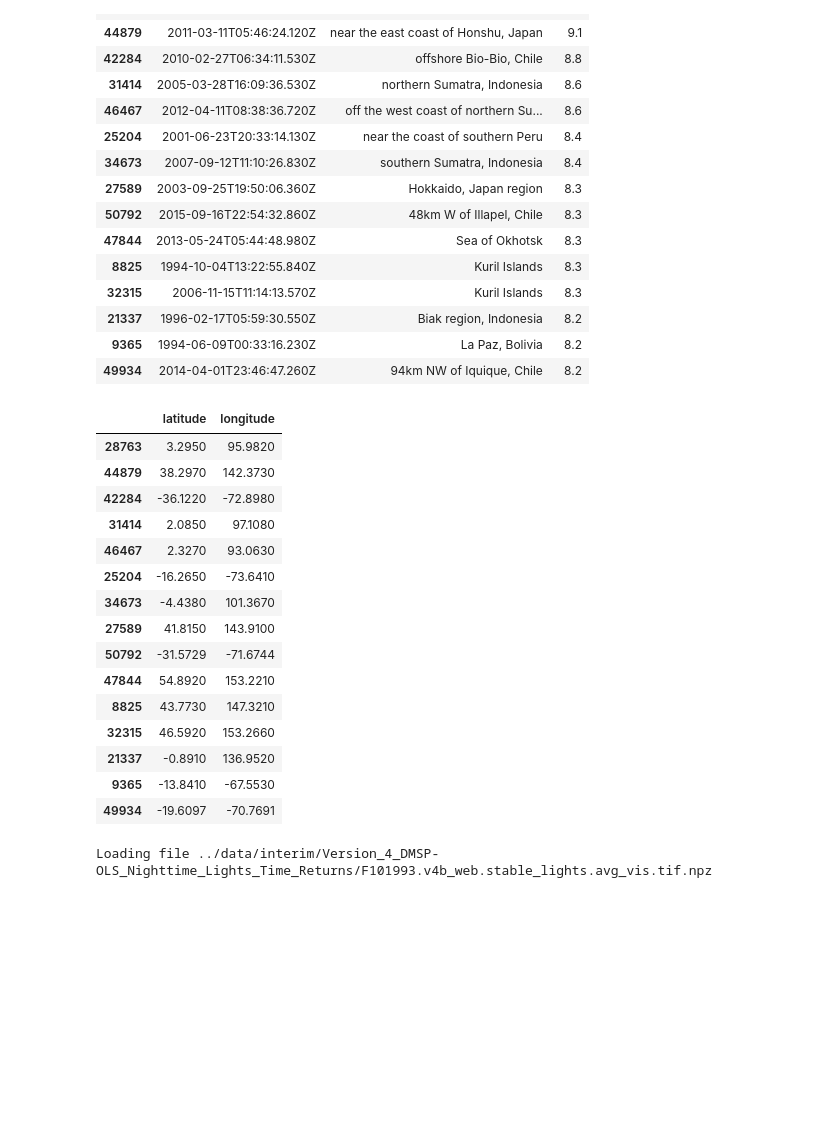
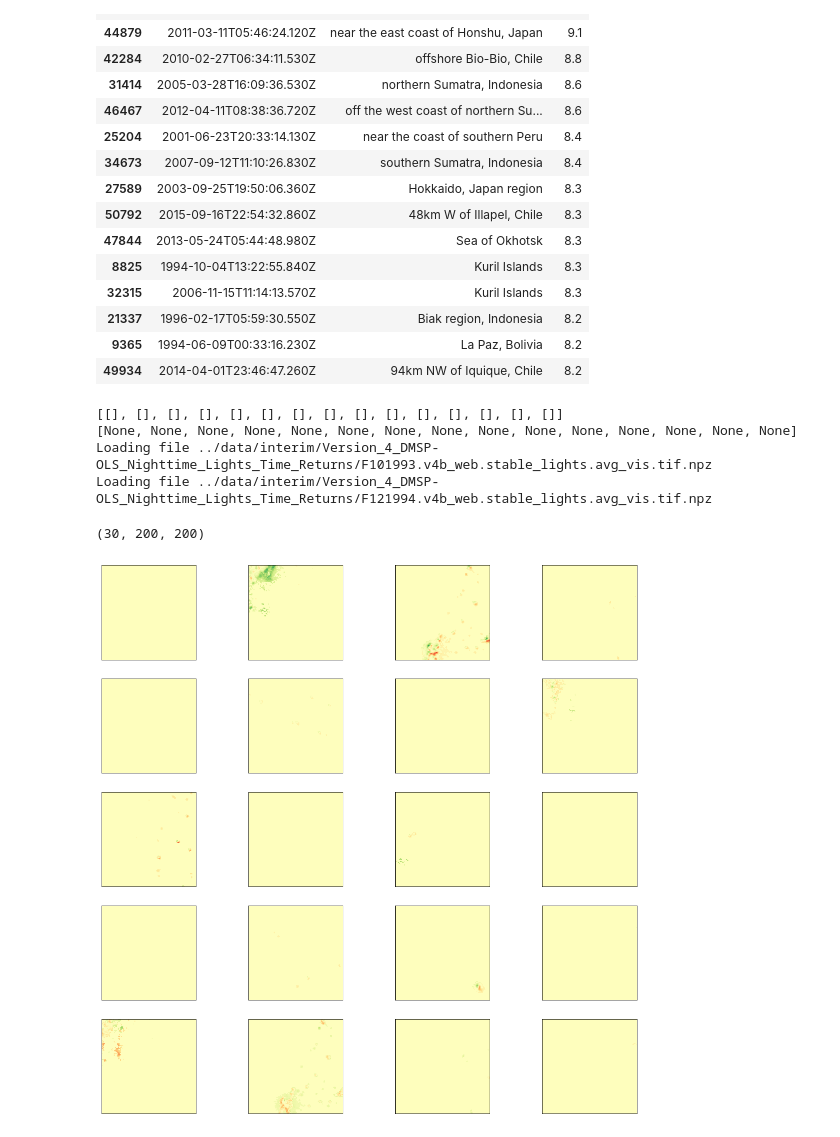
Before and after one commit to feliuserra/Luminosity, a Jupyter notebook: notebooks/data_exploration-series_loader.ipynb, the cells around one changed output. Saved outputs shown, nothing was run; the diff lists cells and outputs as text; code cells hidden in the pictures; blank space fills up the shorter version.

```diff
--- a/notebooks/data_exploration-series_loader.ipynb
+++ b/notebooks/data_exploration-series_loader.ipynb
@@ -81,7 +81,7 @@ None
 # %% [markdown]
 ## Multiple Series
 # %%
-# earthquakes = pd.read_csv('../data/raw/USGSEarthquakeHazards/USGSEarthquakeHazards.csv', index_col=0)
+earthquakes = pd.read_csv('../data/raw/USGSEarthquakeHazards/USGSEarthquakeHazards.csv', index_col=0)
 earthquakes[['time', 'place', 'mag']].sort_values('mag', ascending=False).head(15)
 # %% [output]
 |  | time | place | mag |
@@ -100,29 +100,25 @@ earthquakes[['time', 'place', 'mag']].sort_values('mag', ascending=False).head(1
 | 21337 | 1996-02-17T05:59:30.550Z | Biak region, Indonesia | 8.2 |
 | 9365 | 1994-06-09T00:33:16.230Z | La Paz, Bolivia | 8.2 |
 | 49934 | 2014-04-01T23:46:47.260Z | 94km NW of Iquique, Chile | 8.2 |
-# %%
-earthquakes.sort_values('mag', ascending=False)[['latitude', 'longitude']][:15]
-# %% [output]
-|  | latitude | longitude |
-| 28763 | 3.2950 | 95.9820 |
-| 44879 | 38.2970 | 142.3730 |
-| 42284 | -36.1220 | -72.8980 |
-| 31414 | 2.0850 | 97.1080 |
-| 46467 | 2.3270 | 93.0630 |
-| 25204 | -16.2650 | -73.6410 |
-| 34673 | -4.4380 | 101.3670 |
-| 27589 | 41.8150 | 143.9100 |
-| 50792 | -31.5729 | -71.6744 |
-| 47844 | 54.8920 | 153.2210 |
-| 8825 | 43.7730 | 147.3210 |
-| 32315 | 46.5920 | 153.2660 |
-| 21337 | -0.8910 | 136.9520 |
-| 9365 | -13.8410 | -67.5530 |
-| 49934 | -19.6097 | -70.7691 |
 # %%
+%run ../src/models/section_series.py
+series_loader = SectionSeriesLoader(
+    img_shape=(200, 200),
+    SRC_PATH='../data/interim/Version_4_DMSP-OLS_Nighttime_Lights_Time_Returns/*.npz')
 series = series_loader.load_multiple([
    {'lat': r[0],'lng': r[1]} for r
     in earthquakes.sort_values('mag', ascending=False)[['latitude', 'longitude']].values[:15]
 ])
 # %% [output]
+[[], [], [], [], [], [], [], [], [], [], [], [], [], [], []]
+[None, None, None, None, None, None, None, None, None, None, None, None, None, None, None]
 Loading file ../data/interim/Version_4_DMSP-OLS_Nighttime_Lights_Time_Returns/F101993.v4b_web.stable_lights.avg_vis.tif.npz
+Loading file ../data/interim/Version_4_DMSP-OLS_Nighttime_Lights_Time_Returns/F121994.v4b_web.stable_lights.avg_vis.tif.npz
+# %%
+series[0].shape
+# %% [output]
+(30, 200, 200)
+# %%
+plot_series(series[2])
+# %% [output]
+[figure, added]
```
Also changed, not shown: parts of 3 cells of this notebook, 3 other files.
